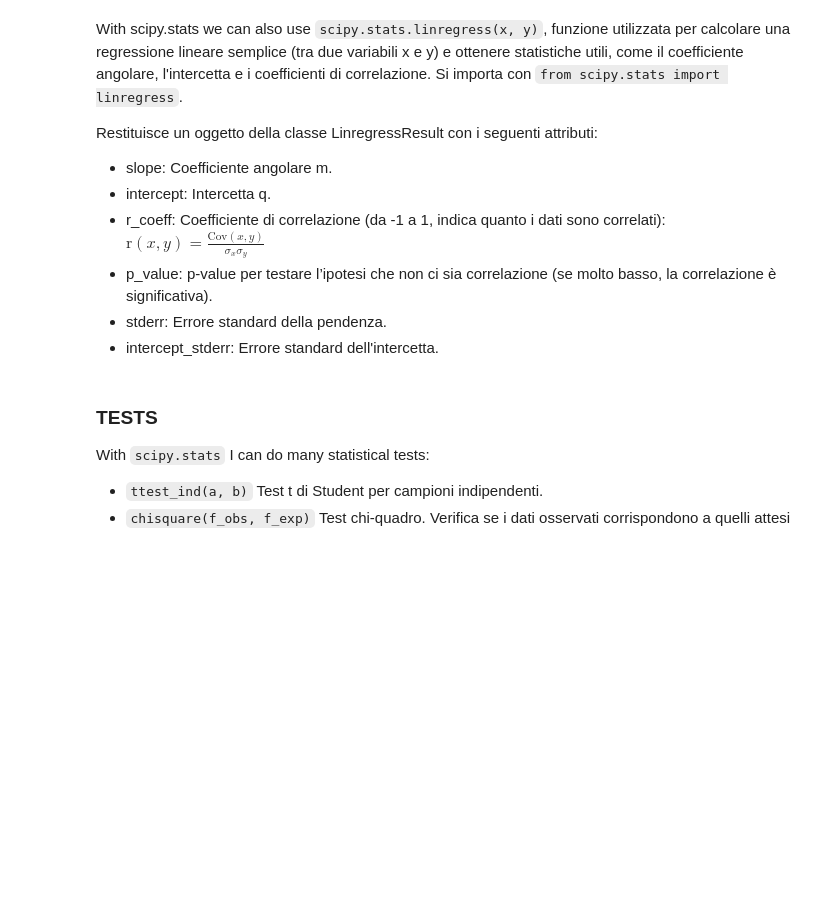
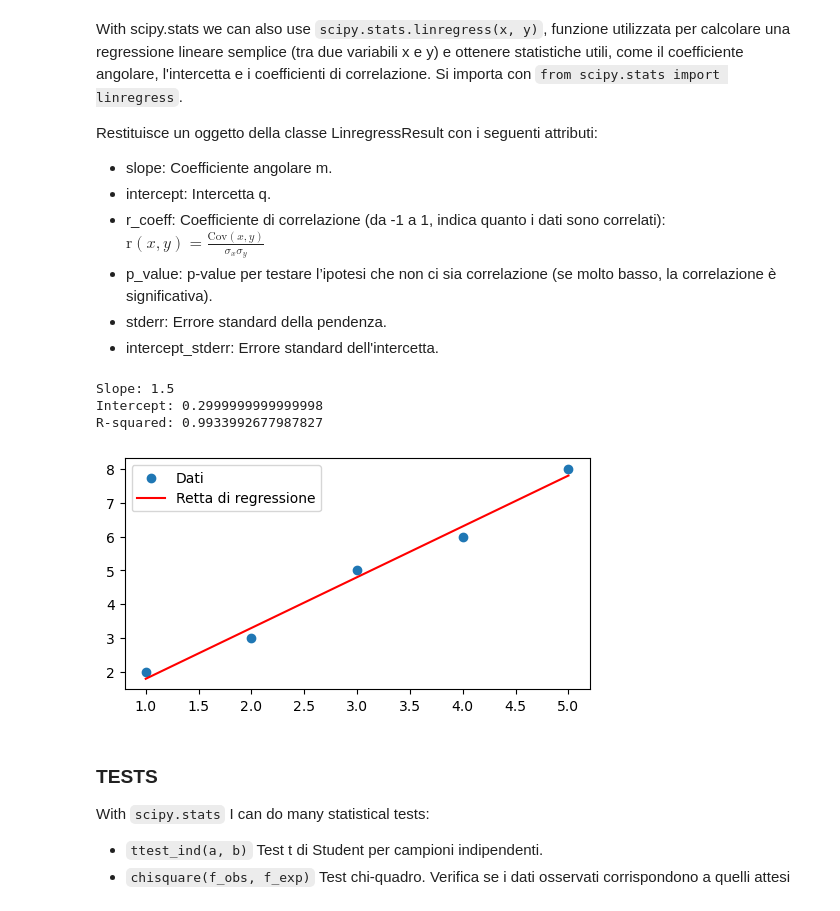
Before and after one commit to seccobenedetto/coding_tutorials, a Jupyter notebook: python_01_scientific_libraries.ipynb, the cells around one changed output. Cells and saved outputs as stored; diff of their text form; code cells hidden in the pictures; blank space fills up the shorter version.

```diff
--- a/python_01_scientific_libraries.ipynb
+++ b/python_01_scientific_libraries.ipynb
@@ -1601,25 +1740,30 @@ Restituisce un oggetto della classe LinregressResult con i seguenti attributi:
 # %%
 from scipy.stats import linregress
 
 # Dati di esempio
 x = np.array([1, 2, 3, 4, 5])
 y = np.array([2, 3, 5, 6, 8])
 # Regressione lineare
 results = linregress(x, y)
 # Stampa dei risultati
 print(f"Slope: {results[0]}")
 print(f"Intercept: {results[1]}")
 print(f"R-squared: {results[2]}")
 
 # Creazione della retta di regressione
 x_pred = np.linspace(min(x), max(x), 100)
-y_pred = slope * x_pred + intercept
+y_pred = results[0] * x_pred + results[1]
 # Plot
 plt.figure(figsize=(6,3))
 plt.scatter(x, y, label="Dati")
 plt.plot(x_pred, y_pred, color="red", label="Retta di regressione")
 plt.legend()
 plt.show()
+# %% [output]
+Slope: 1.5
+Intercept: 0.2999999999999998
+R-squared: 0.9933992677987827
+[figure, added]
 # %% [markdown]
 ### TESTS
 With `scipy.stats` I can do many statistical tests:
```
Also changed, not shown: parts of 31 cells of this notebook, 2 other files.
